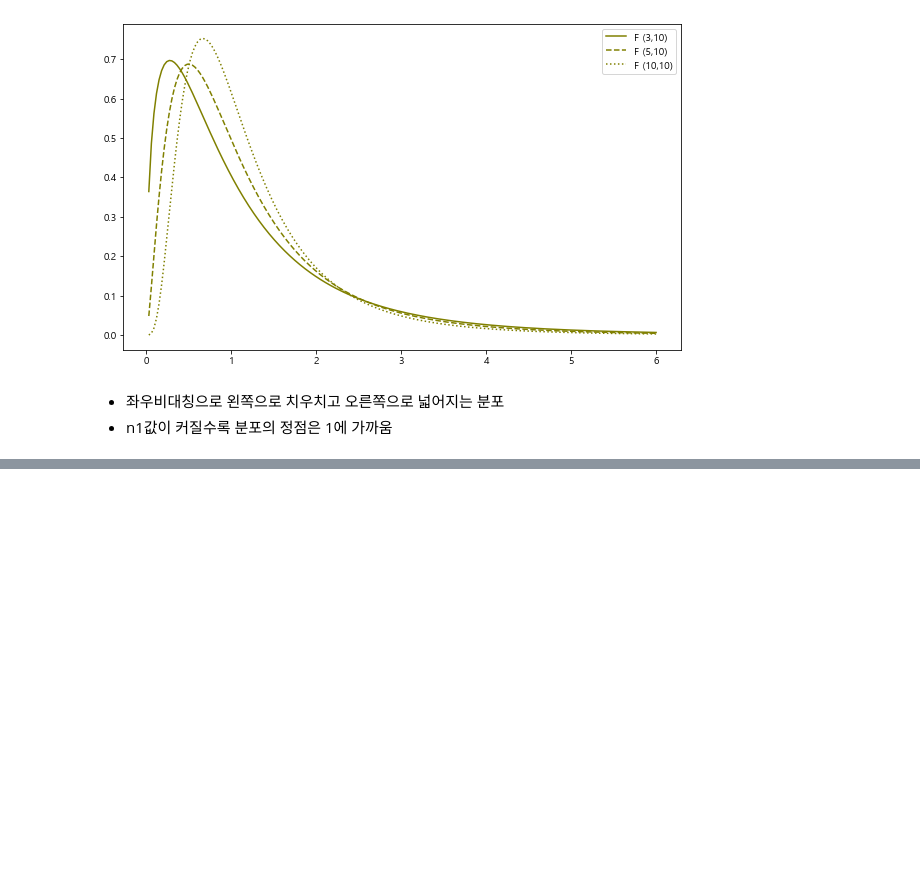
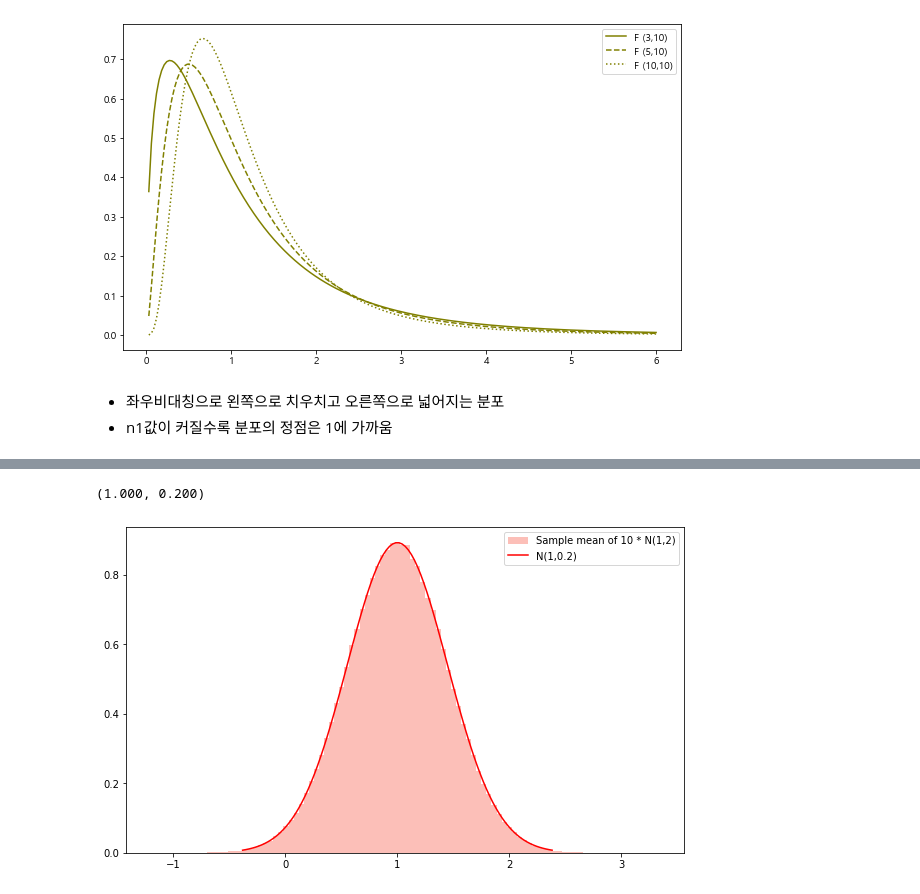
Before and after one commit to choi-aerim/cakd7_class, a Jupyter notebook: m3_ 통계/Statistcs_2.ipynb, the cells around one changed output, grey strips where cells are left out. Cells and saved outputs as stored; diff of their text form; code cells hidden in the pictures; blank space fills up the shorter version.

```diff
--- a/m3_ 통계/Statistcs_2.ipynb
+++ b/m3_ 통계/Statistcs_2.ipynb
@@ -1028,0 +1331,37 @@ plt.show()
+# %%
+mean = 1
+var = 2
+
+rv = stats.norm(mean, np.sqrt(var))
+
+n = 10
+sample_size = int(1e6)
+x_sample = rv.rvs((n, sample_size))
+sample_mean = np.mean(x_sample, axis = 0)
+
+np.mean(sample_mean), np.var(sample_mean)
+# %% [output]
+(1.000, 0.200)
+# %%
+fig = plt.figure(figsize = (10,6))
+ax = fig.add_subplot(111)
+
+mean = 1
+var = 2
+
+# 정규분포 N(1,2)를 따르는 표본들의 표본평균분포
+rv = stats.norm(mean, np.sqrt(var))
+x_sample = rv.rvs((10, int(1e6)))
+sample_mean = np.mean(x_sample, axis = 0)
+
+# 정규분포 N(1,2/10)
+rv_true = stats.norm(mean, np.sqrt(var/n))
+
+
+xs = np.linspace(rv_true.isf(0.999), rv_true.isf(0.001), 100)
+ax.hist(sample_mean, bins = 100, density = True, alpha = 0.5, color = 'salmon', label = 'Sample mean of 10 * N(1,2)')
+ax.plot(xs, rv_true.pdf(xs), color = 'red', label = 'N(1,0.2)')
+ax.legend()
+plt.show()
+# %% [output]
+[figure, added]
```
Also changed, not shown: parts of 32 cells of this notebook.
